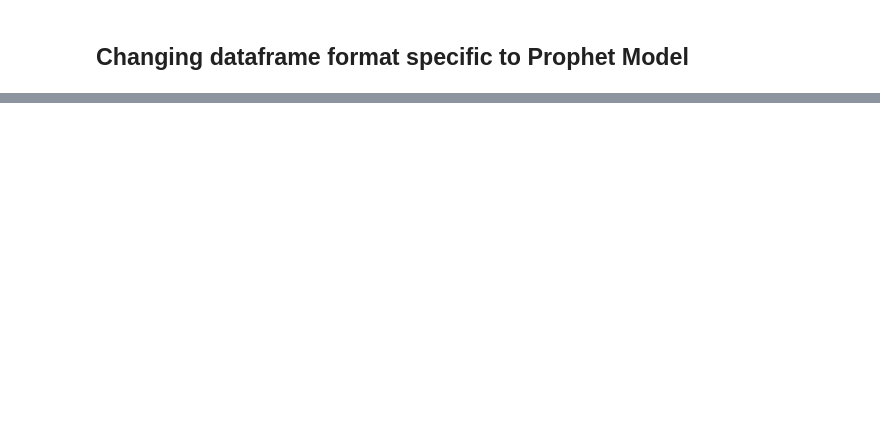
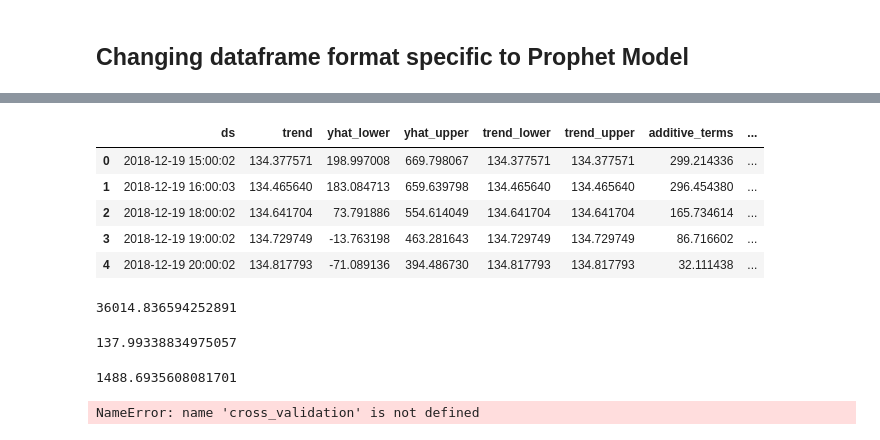
Before and after one commit to KanishAnand/Energy-Prediction-Webapp, a Jupyter notebook: src/model.ipynb, the cells around one changed output, grey strips where cells are left out. Saved outputs shown, nothing was run; the diff lists cells and outputs as text; code cells hidden in the pictures; blank space fills up the shorter version.

```diff
--- a/src/model.ipynb
+++ b/src/model.ipynb
@@ -115,0 +162,31 @@ fig = model.plot_components(p)
+# %%
+prediction.head()
+# %% [output]
+|  | ds | trend | yhat_lower | yhat_upper | trend_lower | trend_upper | additive_terms | ... |
+| 0 | 2018-12-19 15:00:02 | 134.377571 | 198.997008 | 669.798067 | 134.377571 | 134.377571 | 299.214336 | ... |
+| 1 | 2018-12-19 16:00:03 | 134.465640 | 183.084713 | 659.639798 | 134.465640 | 134.465640 | 296.454380 | ... |
+| 2 | 2018-12-19 18:00:02 | 134.641704 | 73.791886 | 554.614049 | 134.641704 | 134.641704 | 165.734614 | ... |
+| 3 | 2018-12-19 19:00:02 | 134.729749 | -13.763198 | 463.281643 | 134.729749 | 134.729749 | 86.716602 | ... |
+| 4 | 2018-12-19 20:00:02 | 134.817793 | -71.089136 | 394.486730 | 134.817793 | 134.817793 | 32.111438 | ... |
+# %%
+mean_squared_error(y_true=df['y'],y_pred=prediction['yhat'])
+# %% [output]
+36014.836594252891
+# %%
+mean_absolute_error(y_true=df['y'],y_pred=prediction['yhat'])
+# %% [output]
+137.99338834975057
+# %%
+def mean_absolute_percentage_error(y_true, y_pred):
+    """Calculates MAPE given y_true and y_pred"""
+    y_true, y_pred = np.array(y_true), np.array(y_pred)
+    return np.mean(np.abs((y_true - y_pred) / y_true)) * 100
+
+mean_absolute_percentage_error(y_true=df['y'],y_pred=prediction['yhat'])
+# %% [output]
+1488.6935608081701
+# %%
+df_cv = cross_validation(model, initial='300 days', period='35 days', horizon='70 days')
+df_cv.head()
+# %% [output]
+NameError: name 'cross_validation' is not defined
```
Also changed, not shown: parts of 21 cells of this notebook.
